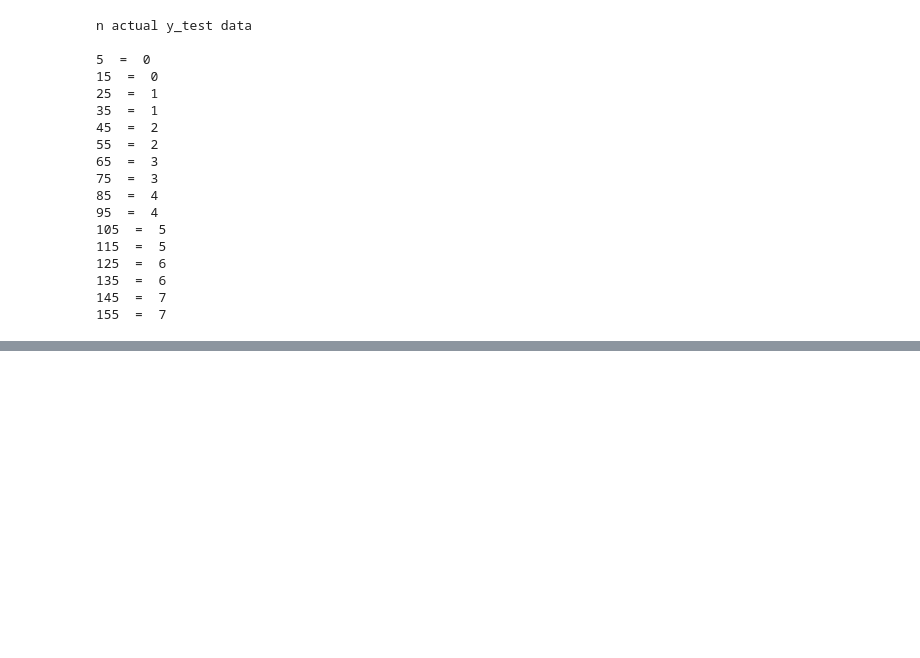
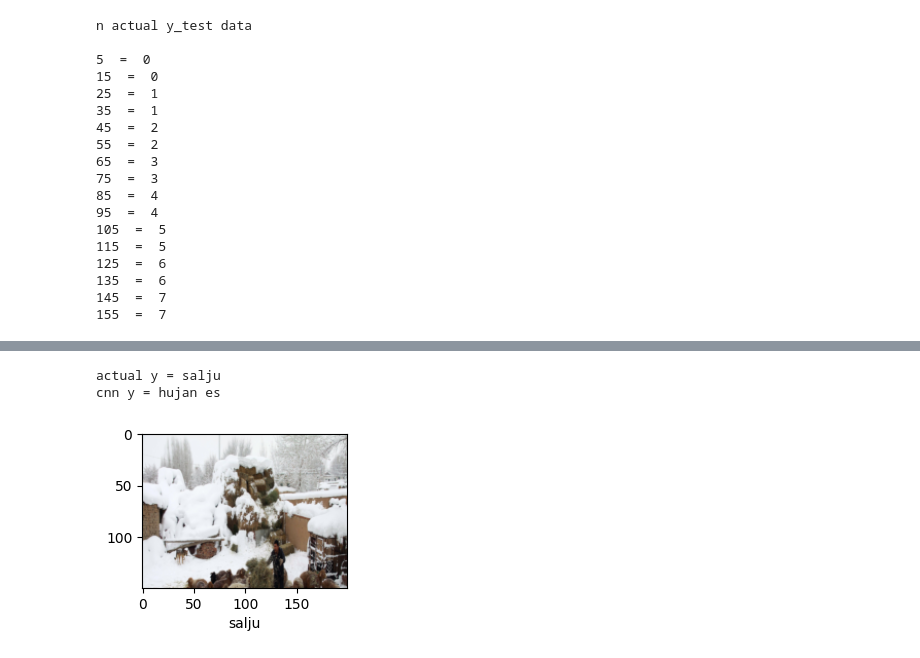
Before and after one commit to fadel2002/image-processing-using-cnn, a Jupyter notebook: main.ipynb, the cells around one changed output, grey strips where cells are left out. Drawn from its saved outputs; the diff is of its cells as text; code cells hidden in the pictures; blank space fills up the shorter version.

```diff
--- a/main.ipynb
+++ b/main.ipynb
@@ -314,0 +331,16 @@ n actual y_test data
+# %%
+# testing
+index = 145
+
+# actual image
+plt.figure(figsize=(15,2))
+plt.imshow(X_test[index])
+plt.xlabel(weatherName(y_test[index]))
+
+# comparison of actual and cnn results
+print("actual y =", weatherName(y_test[index]))
+print("cnn y =", weatherName(y_pred[index]))
+# %% [output]
+actual y = salju
+cnn y = hujan es
+[figure, added]
```
Also changed, not shown: parts of 1 cell of this notebook.
